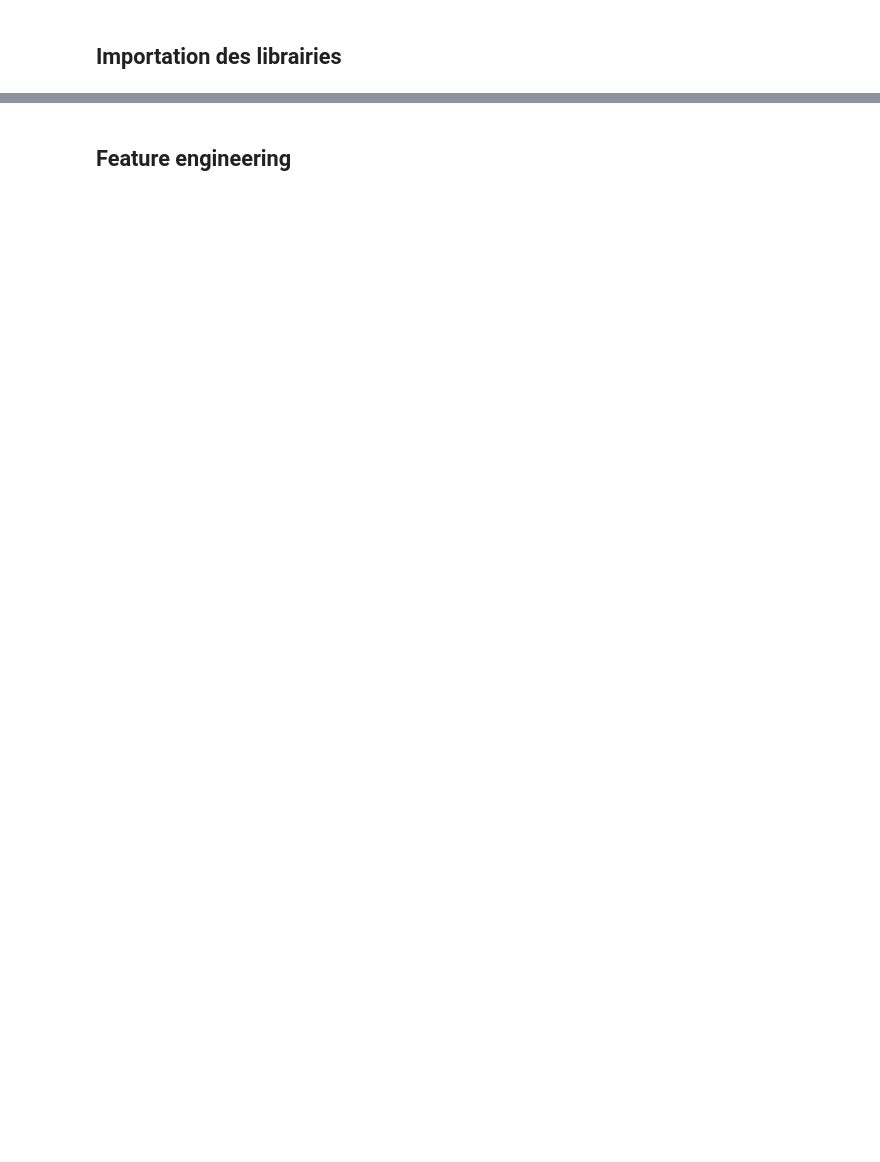
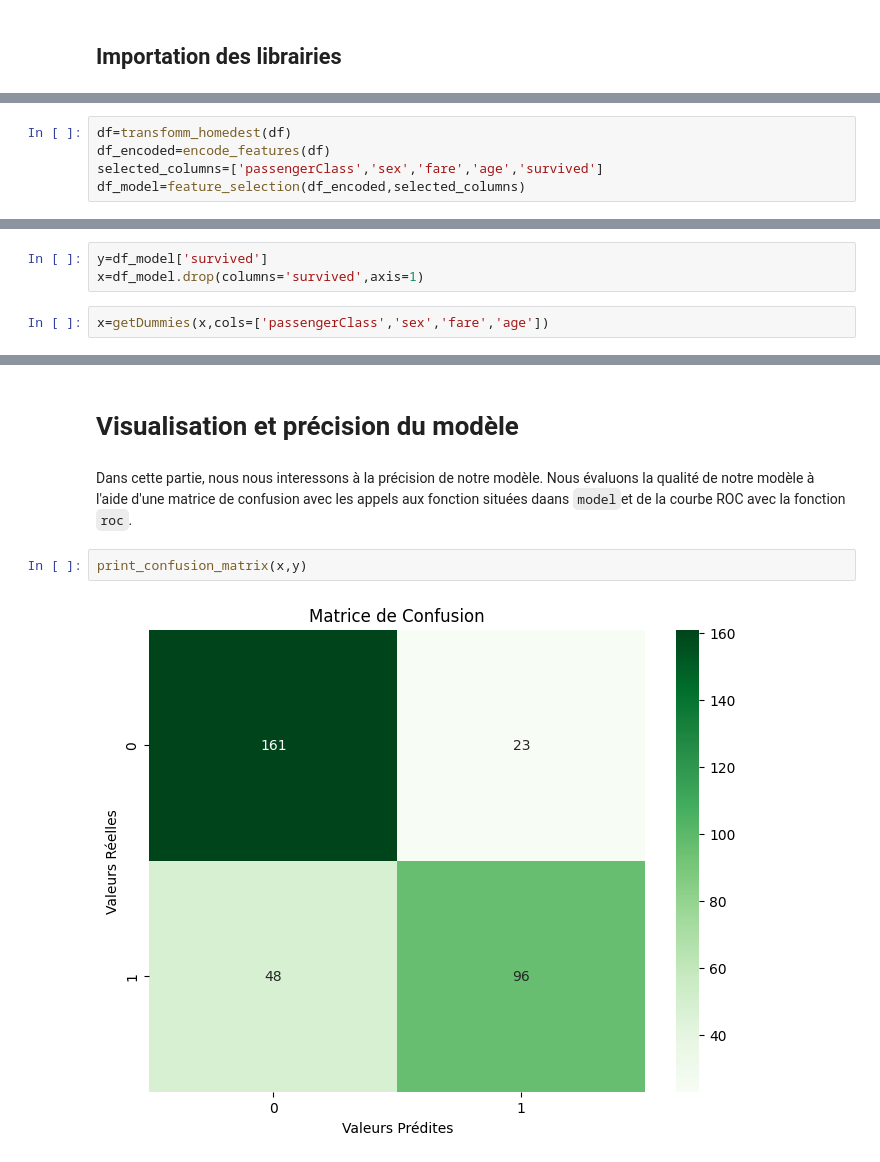
Before and after one commit to TCHAI1010/mlops, a Jupyter notebook: Titanic.ipynb, the cells around one changed output, grey strips where cells are left out. Saved outputs shown, nothing was run; the diff lists cells and outputs as text; blank space fills up the shorter version.

```diff
--- a/Titanic.ipynb
+++ b/Titanic.ipynb
@@ -39,0 +107,5 @@ Le pré-traitement qui suit se déroule en ?? étapes :
+# %%
+df=transfomm_homedest(df)
+df_encoded=encode_features(df)
+selected_columns=['passengerClass','sex','fare','age','survived']
+df_model=feature_selection(df_encoded,selected_columns)
@@ -39,0 +118,5 @@ Le pré-traitement qui suit se déroule en ?? étapes :
+# %%
+y=df_model['survived']
+x=df_model.drop(columns='survived',axis=1)
+# %%
+x=getDummies(x,cols=['passengerClass','sex','fare','age'])
@@ -40,2 +181,9 @@ Le pré-traitement qui suit se déroule en ?? étapes :
 # %% [markdown]
-## Feature engineering <a id='part3'></a>
+# Visualisation et précision du modèle <a id='part5'></a>
+# %% [markdown]
+Dans cette partie, nous nous interessons à la précision de notre modèle.
+Nous évaluons la qualité de notre modèle à l'aide d'une matrice de confusion avec les appels aux fonction situées daans `model`et de la courbe ROC avec la fonction `roc`.
+# %%
+print_confusion_matrix(x,y)
+# %% [output]
+[figure, added]
```
Also changed, not shown: parts of 21 cells of this notebook, 3 other files.
